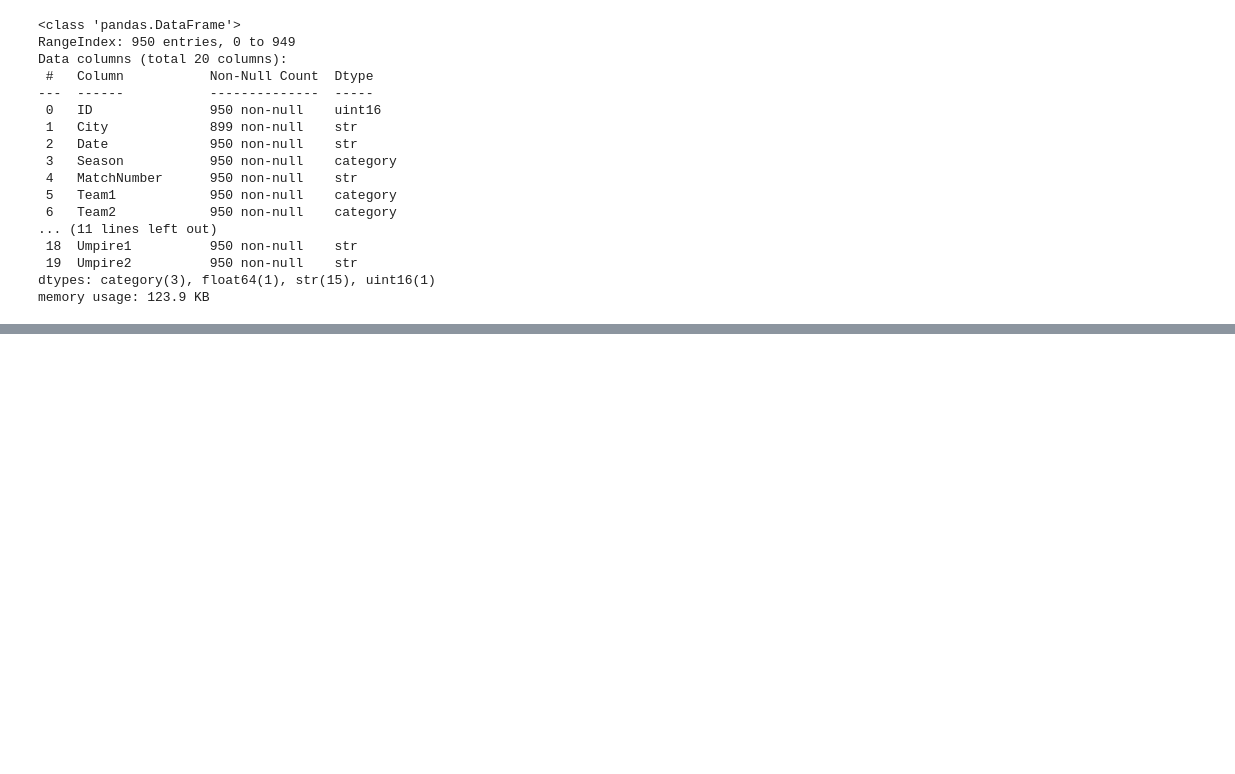
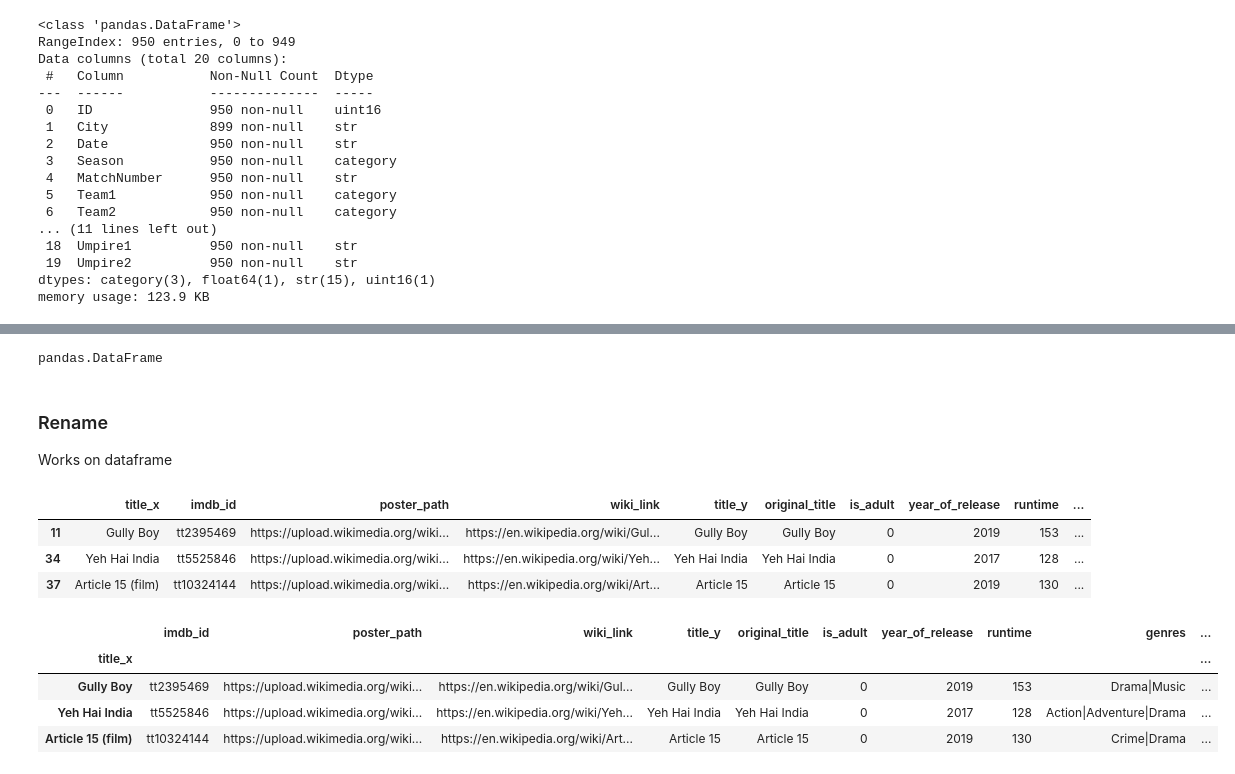
Before and after one commit to utkarshchouhan-dev/Python-Libraries, a Jupyter notebook: Pandas/Pandas2.ipynb, the cells around one changed output, grey strips where cells are left out. Drawn from its saved outputs; the diff is of its cells as text; code cells hidden in the pictures; blank space fills up the shorter version.

Commit message:
pandas 1 updated and 2 completed

```diff
--- a/Pandas/Pandas2.ipynb
+++ b/Pandas/Pandas2.ipynb
@@ -696,0 +940,25 @@ memory usage: 123.9 KB
+# %%
+type(marks.reset_index()) #reset_index on a series outputs a dataframe
+# %% [output]
+pandas.DataFrame
+# %% [markdown]
+### Rename
+
+Works on dataframe
+# %%
+movies.head(3)
+# %% [output]
+|  | title_x | imdb_id | poster_path | wiki_link | title_y | original_title | is_adult | year_of_release | runtime | ... |
+| 11 | Gully Boy | tt2395469 | https://upload.wikimedia.org/wiki... | https://en.wikipedia.org/wiki/Gul... | Gully Boy | Gully Boy | 0 | 2019 | 153 | ... |
+| 34 | Yeh Hai India | tt5525846 | https://upload.wikimedia.org/wiki... | https://en.wikipedia.org/wiki/Yeh... | Yeh Hai India | Yeh Hai India | 0 | 2017 | 128 | ... |
+| 37 | Article 15 (film) | tt10324144 | https://upload.wikimedia.org/wiki... | https://en.wikipedia.org/wiki/Art... | Article 15 | Article 15 | 0 | 2019 | 130 | ... |
+# %%
+movies.set_index('title_x',inplace=True)
+# %%
+movies.head(3)
+# %% [output]
+|  | imdb_id | poster_path | wiki_link | title_y | original_title | is_adult | year_of_release | runtime | genres | ... |
+| title_x |  |  |  |  |  |  |  |  |  | ... |
+| Gully Boy | tt2395469 | https://upload.wikimedia.org/wiki... | https://en.wikipedia.org/wiki/Gul... | Gully Boy | Gully Boy | 0 | 2019 | 153 | Drama|Music | ... |
+| Yeh Hai India | tt5525846 | https://upload.wikimedia.org/wiki... | https://en.wikipedia.org/wiki/Yeh... | Yeh Hai India | Yeh Hai India | 0 | 2017 | 128 | Action|Adventure|Drama | ... |
+| Article 15 (film) | tt10324144 | https://upload.wikimedia.org/wiki... | https://en.wikipedia.org/wiki/Art... | Article 15 | Article 15 | 0 | 2019 | 130 | Crime|Drama | ... |
```
Also changed, not shown: parts of 64 cells of this notebook, 1 other file.
